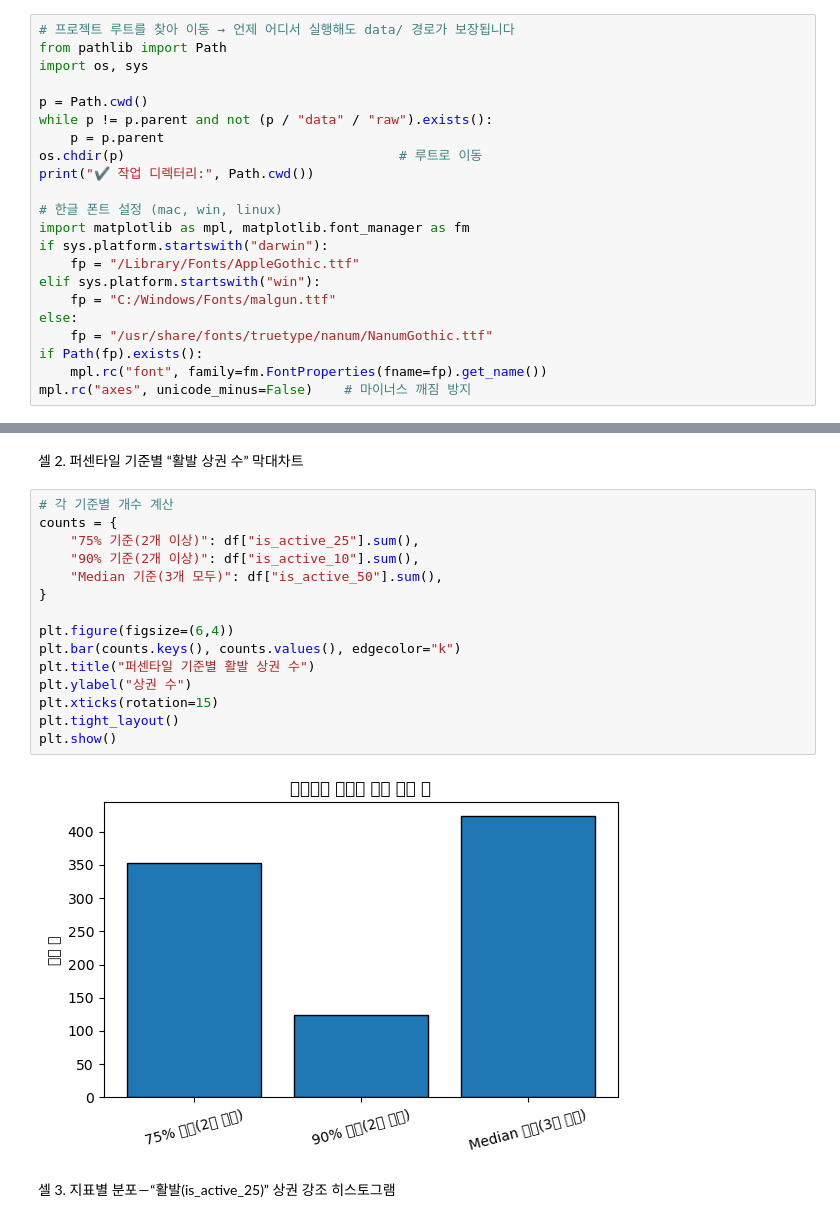
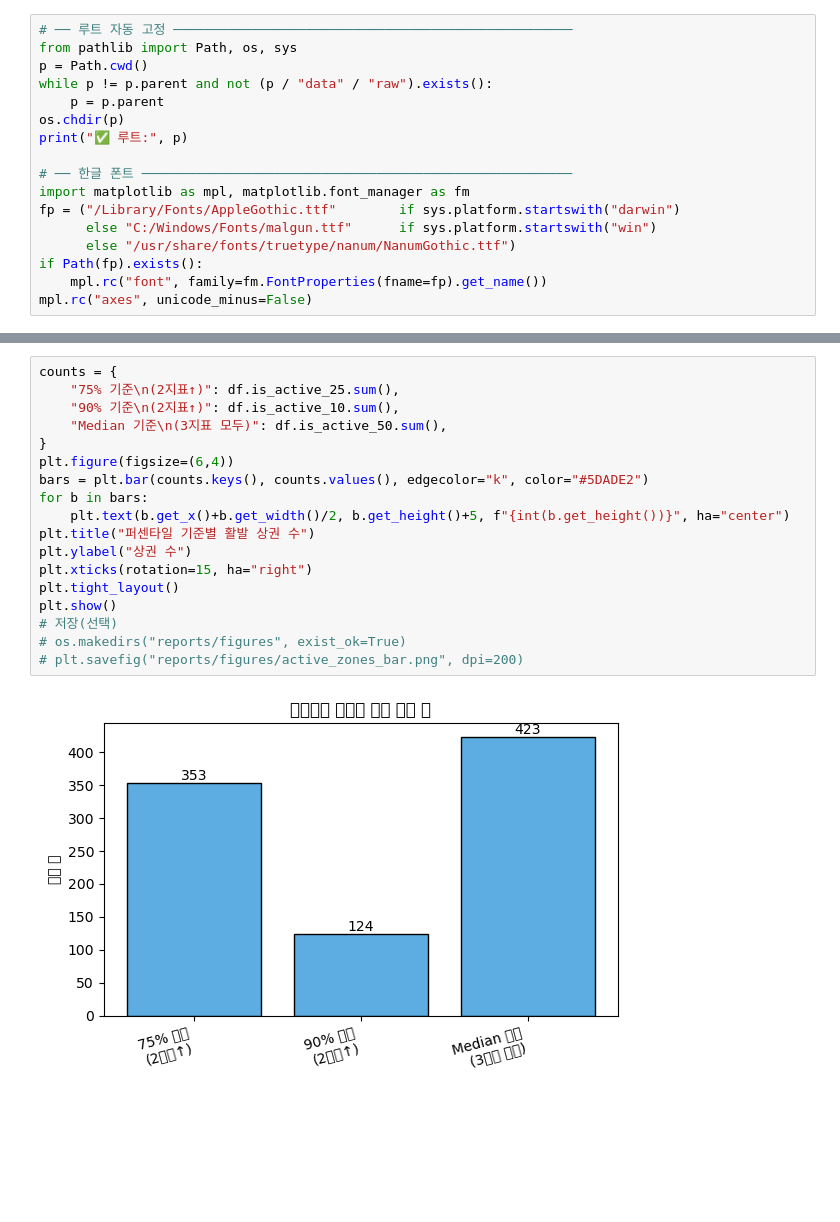
Before and after one commit to bichae777/active-zones-report, a Jupyter notebook: notebooks/03-visualize_results.ipynb, the cells around one changed output, grey strips where cells are left out. Drawn from its saved outputs; the diff is of its cells as text; blank space fills up the shorter version.

Commit message:
Add regional meta columns, charts, cross-tab; tidy notebooks

```diff
--- a/notebooks/03-visualize_results.ipynb
+++ b/notebooks/03-visualize_results.ipynb
@@ -1,23 +1,18 @@
 # %%
-# 프로젝트 루트를 찾아 이동 → 언제 어디서 실행해도 data/ 경로가 보장됩니다
-from pathlib import Path
-import os, sys
-
+# ── 루트 자동 고정 ───────────────────────────────────────────────────
+from pathlib import Path, os, sys
 p = Path.cwd()
 while p != p.parent and not (p / "data" / "raw").exists():
     p = p.parent
-os.chdir(p)                                   # 루트로 이동
-print("✔️ 작업 디렉터리:", Path.cwd())
+os.chdir(p)
+print("✅ 루트:", p)
 
-# 한글 폰트 설정 (mac, win, linux)
+# ── 한글 폰트 ───────────────────────────────────────────────────────
 import matplotlib as mpl, matplotlib.font_manager as fm
-if sys.platform.startswith("darwin"):
-    fp = "/Library/Fonts/AppleGothic.ttf"
-elif sys.platform.startswith("win"):
-    fp = "C:/Windows/Fonts/malgun.ttf"
-else:
-    fp = "/usr/share/fonts/truetype/nanum/NanumGothic.ttf"
+fp = ("/Library/Fonts/AppleGothic.ttf"        if sys.platform.startswith("darwin")
+      else "C:/Windows/Fonts/malgun.ttf"      if sys.platform.startswith("win")
+      else "/usr/share/fonts/truetype/nanum/NanumGothic.ttf")
 if Path(fp).exists():
     mpl.rc("font", family=fm.FontProperties(fname=fp).get_name())
-mpl.rc("axes", unicode_minus=False)    # 마이너스 깨짐 방지
+mpl.rc("axes", unicode_minus=False)
 # %% [output]
@@ -55,22 +46,21 @@ FileNotFoundError: [Errno 2] No such file or directory: 'data/processed/merged_a
-# %% [markdown]
-셀 2. 퍼센타일 기준별 “활발 상권 수” 막대차트
 # %%
-# 각 기준별 개수 계산
 counts = {
-    "75% 기준(2개 이상)": df["is_active_25"].sum(),
-    "90% 기준(2개 이상)": df["is_active_10"].sum(),
-    "Median 기준(3개 모두)": df["is_active_50"].sum(),
+    "75% 기준\n(2지표↑)": df.is_active_25.sum(),
+    "90% 기준\n(2지표↑)": df.is_active_10.sum(),
+    "Median 기준\n(3지표 모두)": df.is_active_50.sum(),
 }
-
 plt.figure(figsize=(6,4))
-plt.bar(counts.keys(), counts.values(), edgecolor="k")
+bars = plt.bar(counts.keys(), counts.values(), edgecolor="k", color="#5DADE2")
+for b in bars:
+    plt.text(b.get_x()+b.get_width()/2, b.get_height()+5, f"{int(b.get_height())}", ha="center")
 plt.title("퍼센타일 기준별 활발 상권 수")
 plt.ylabel("상권 수")
-plt.xticks(rotation=15)
+plt.xticks(rotation=15, ha="right")
 plt.tight_layout()
 plt.show()
+# 저장(선택)
+# os.makedirs("reports/figures", exist_ok=True)
+# plt.savefig("reports/figures/active_zones_bar.png", dpi=200)
 # %% [output]
-[figure, old version]
+[figure, new version]
-# %% [markdown]
-셀 3. 지표별 분포 — “활발(is_active_25)” 상권 강조 히스토그램
 # %%
```
Also changed, not shown: parts of 15 cells of this notebook, 7 other files.
